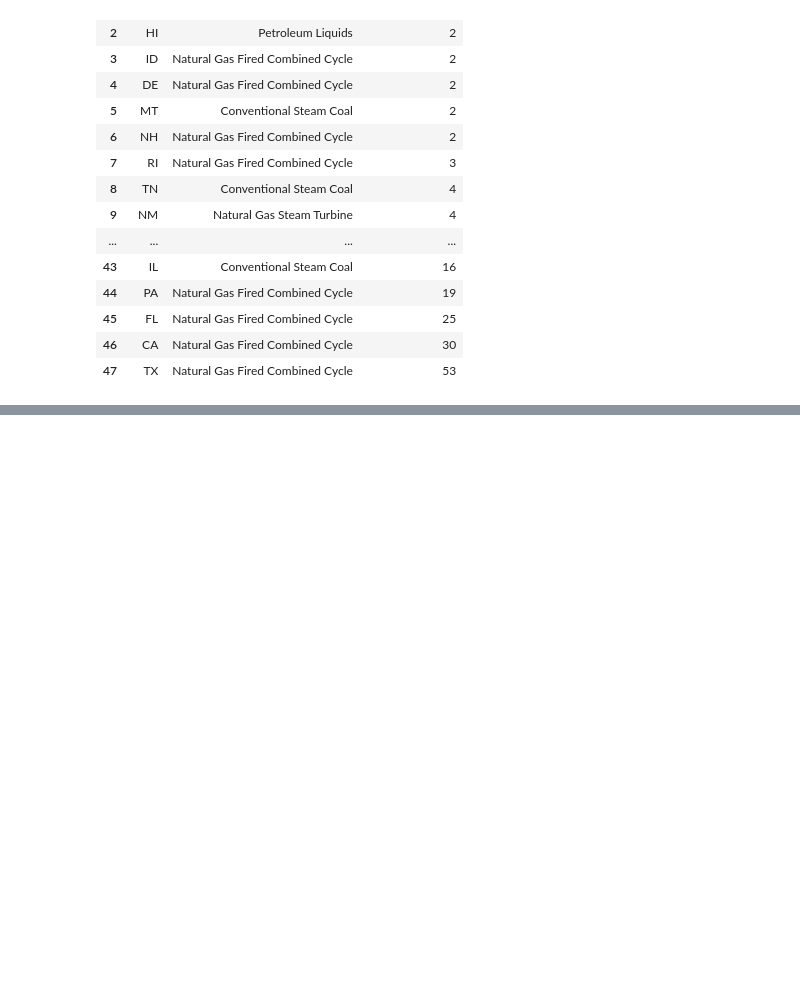
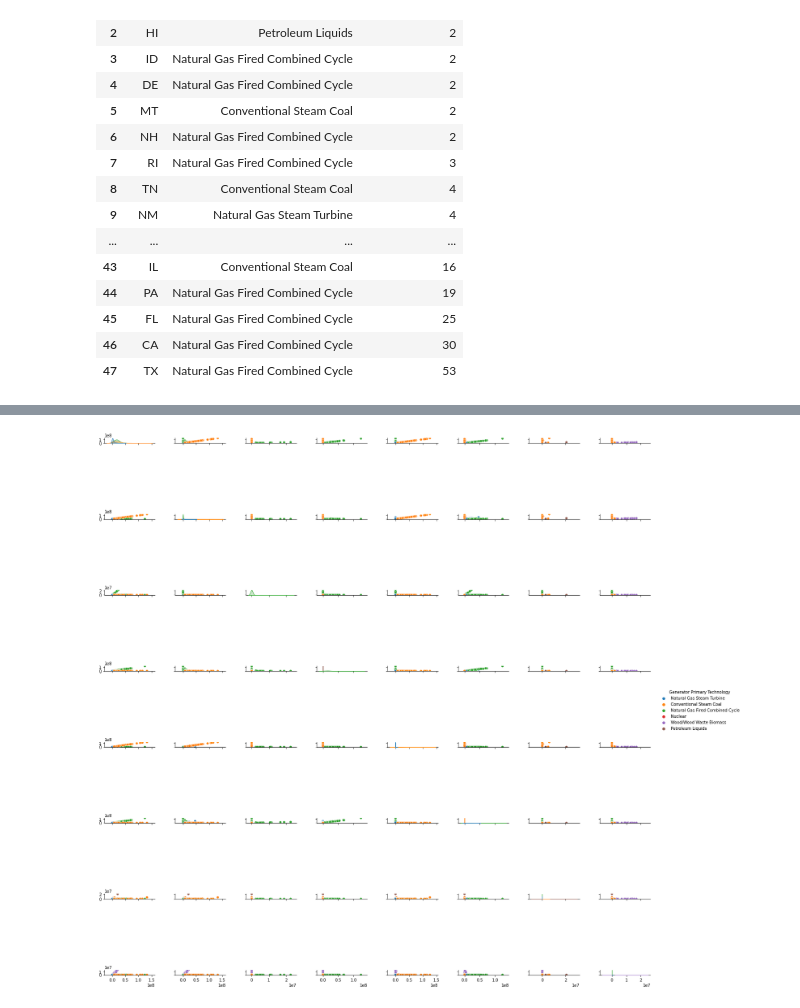
Before and after one commit to bk4210/siads696_team15, a Jupyter notebook: State Exploration and presenting clusters with KNN.ipynb, the cells around one changed output, grey strips where cells are left out. Saved outputs shown, nothing was run; the diff lists cells and outputs as text; code cells hidden in the pictures; blank space fills up the shorter version.

```diff
--- a/State Exploration and presenting clusters with KNN.ipynb
+++ b/State Exploration and presenting clusters with KNN.ipynb
@@ -218,0 +287,16 @@ scores
+# %%
+x5 = x3[['Generator Primary Technology',
+       'Fuel Consumption from All Fuel Types (MMBTU)',
+       'Fuel Consumption from Steam Turbines (MMBTU)',
+       'Fuel Consumption from Single Shaft Combined Cycle Units (MMBTU)',
+       'Fuel Consumption from Combined Cycle Gas Turbines (MMBTU)',
+       'Coal Consumption (MMBTU)', 'Natural Gas Consumption (MMBTU)',
+       'Petroleum Consumption (MMBTU)', 'Biomass Consumption (MMBTU)']]
+
+graph2 = sns.pairplot(x5,hue='Generator Primary Technology')
+
+graph2.set(xlabel = None)
+graph2.set(ylabel = None)
+plt.show()
+# %% [output]
+[figure, added]
```
Also changed, not shown: parts of 16 cells of this notebook.
